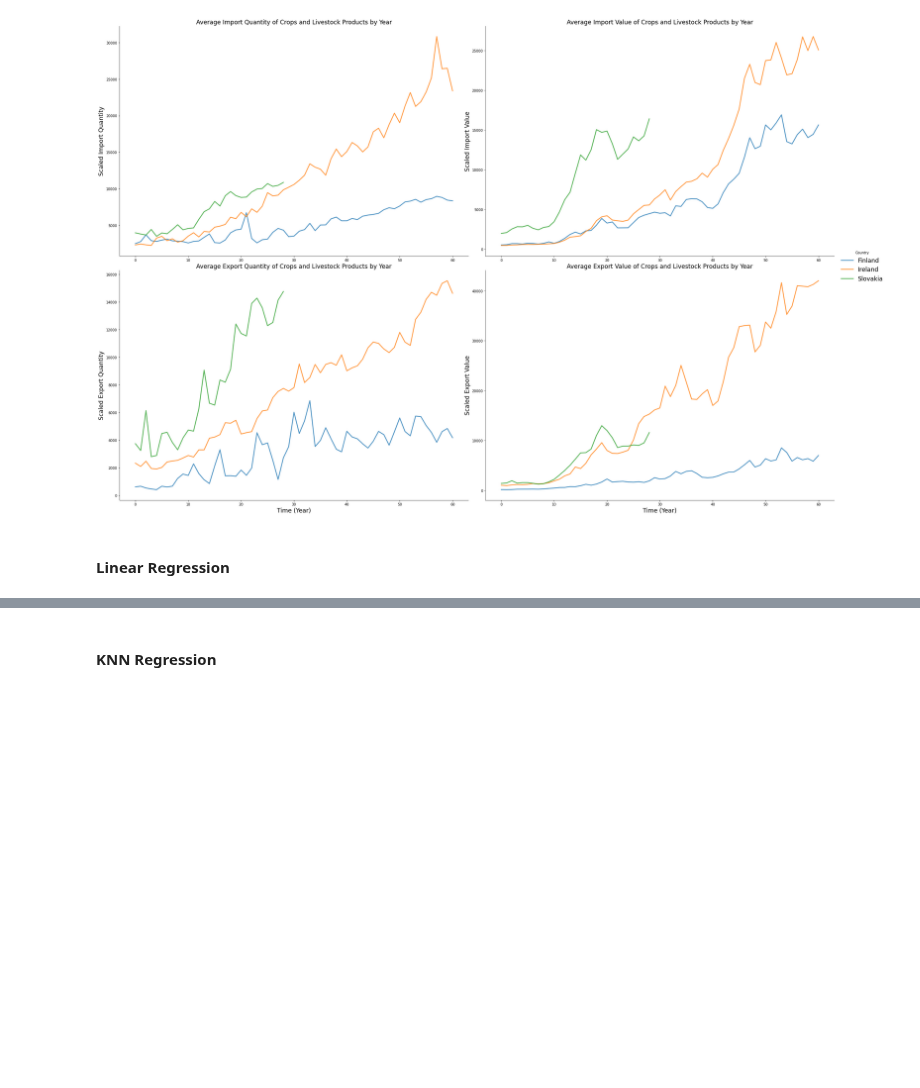
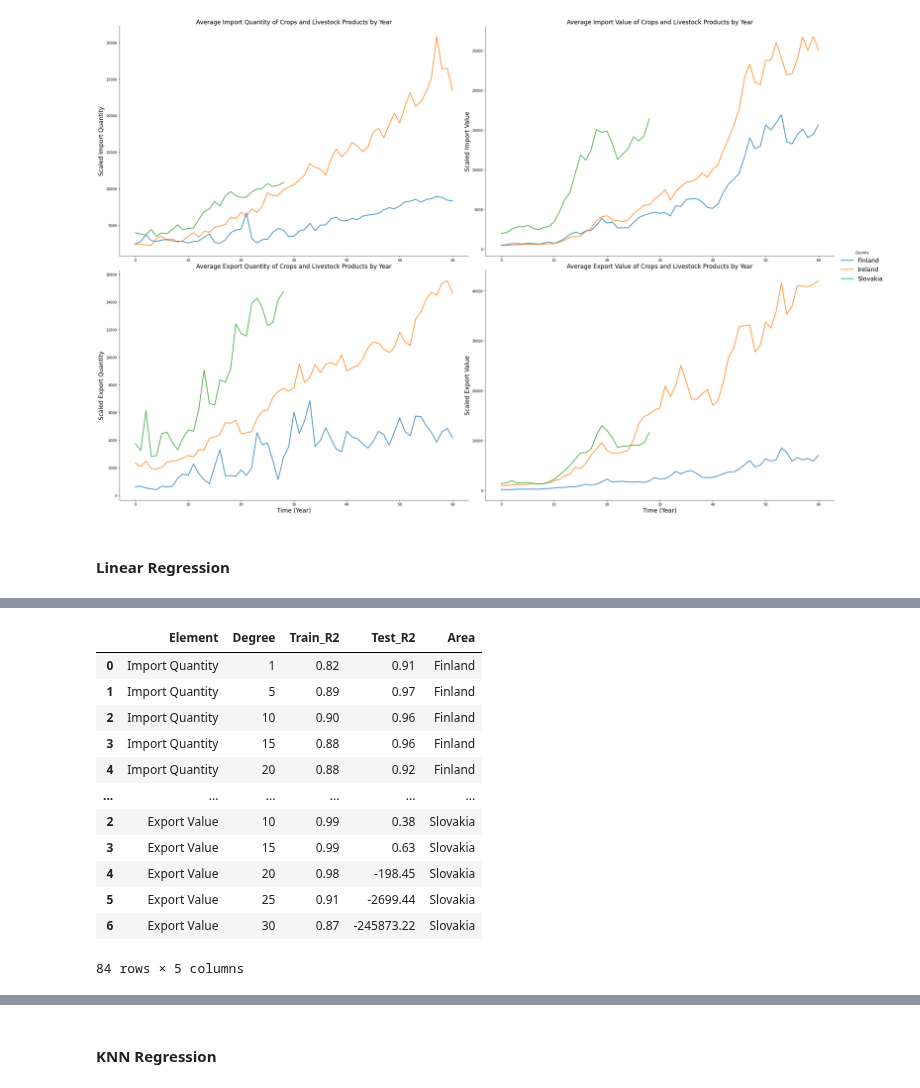
Before and after one commit to CCT-MastersDA/cct-ca2, a Jupyter notebook: jupyter/ML.ipynb, the cells around one changed output, grey strips where cells are left out. Saved outputs shown, nothing was run; the diff lists cells and outputs as text; code cells hidden in the pictures; blank space fills up the shorter version.

```diff
--- a/jupyter/ML.ipynb
+++ b/jupyter/ML.ipynb
@@ -668,0 +708,17 @@ plt.legend()
+# %%
+# showing results data
+res_df
+# %% [output]
+|  | Element | Degree | Train_R2 | Test_R2 | Area |
+| 0 | Import Quantity | 1 | 0.82 | 0.91 | Finland |
+| 1 | Import Quantity | 5 | 0.89 | 0.97 | Finland |
+| 2 | Import Quantity | 10 | 0.90 | 0.96 | Finland |
+| 3 | Import Quantity | 15 | 0.88 | 0.96 | Finland |
+| 4 | Import Quantity | 20 | 0.88 | 0.92 | Finland |
+| ... | ... | ... | ... | ... | ... |
+| 2 | Export Value | 10 | 0.99 | 0.38 | Slovakia |
+| 3 | Export Value | 15 | 0.99 | 0.63 | Slovakia |
+| 4 | Export Value | 20 | 0.98 | -198.45 | Slovakia |
+| 5 | Export Value | 25 | 0.91 | -2699.44 | Slovakia |
+| 6 | Export Value | 30 | 0.87 | -245873.22 | Slovakia |
+84 rows × 5 columns
```
Also changed, not shown: parts of 7 cells of this notebook.
